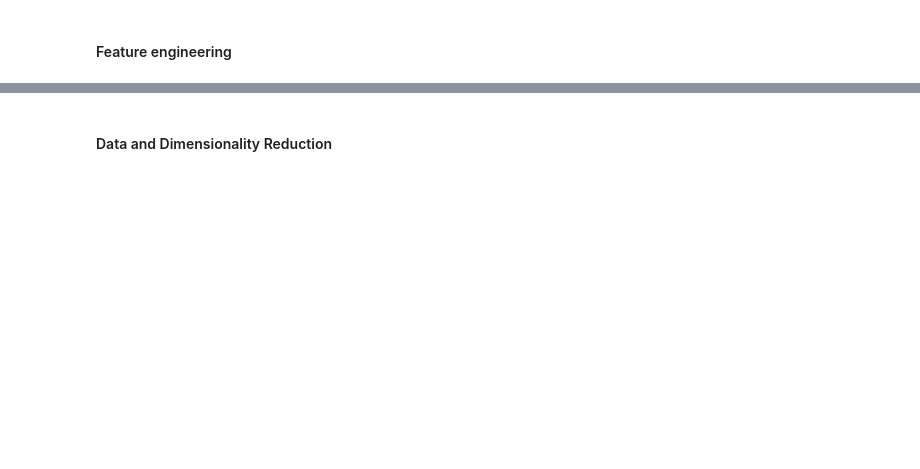
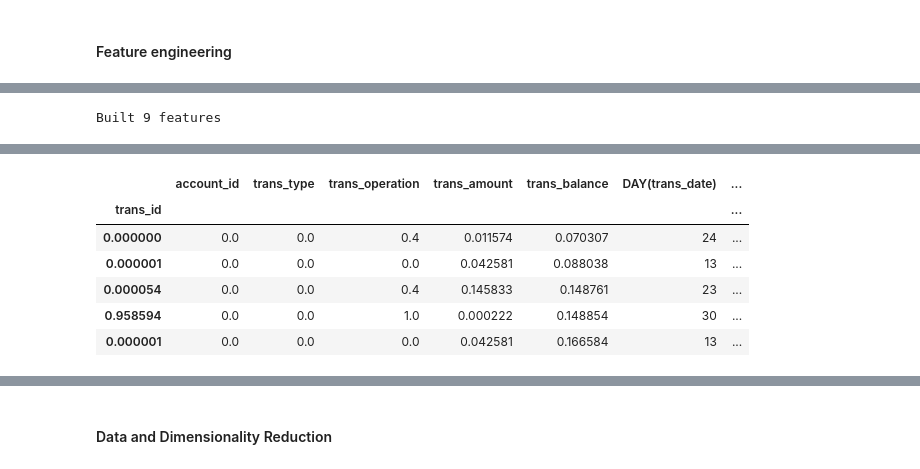
Before and after one commit to BernardoFerreira00/AC-Project, a Jupyter notebook: Notebooks/crisp_dm_sprint_3_4/data_preparation_trans_loan.ipynb, the cells around one changed output, grey strips where cells are left out. Saved outputs shown, nothing was run; the diff lists cells and outputs as text; code cells hidden in the pictures; blank space fills up the shorter version.

```diff
--- a/Notebooks/crisp_dm_sprint_3_4/data_preparation_trans_loan.ipynb
+++ b/Notebooks/crisp_dm_sprint_3_4/data_preparation_trans_loan.ipynb
@@ -7,7 +7,9 @@ import matplotlib.pyplot as plt
 import seaborn as sns
 from datetime import datetime
 from sklearn import preprocessing
-
+from IPython.core.interactiveshell import InteractiveShell
+pd.set_option('display.max_columns',None)
+%matplotlib inline
 
 trans_df = pd.read_csv("data/trans_dev.csv",sep=";", low_memory=False)
 loan_df = pd.read_csv('data/loan_dev.csv', sep=';')
@@ -145,0 +315,21 @@ What we have done:
+# %%
+# trans_df_mms
+
+entitySet_t_df_mms = ft.EntitySet(id ="trans_df_mms")
+entitySet_t_df_mms
+entitySet_t_df_mms = entitySet_t_df_mms.add_dataframe( dataframe= trans_df_mms ,dataframe_name= "trans_df_mms" , index= "trans_id",
+                        time_index = 'trans_date')
+
+# # Here we will only use on transaction dataframe
+# #Create cutoff time to use DFS
+
+# #Check also max_depth , verbose and n_jobs
+ft_trans_df_mms_matrix , features_trans_df_mms_defs = ft.dfs( entityset = entitySet_t_df_mms, target_dataframe_name= trans_df_mms.ww.name,
+
+                                           max_depth = 1, verbose = 1, n_jobs = 1)
+
+ft_trans_df_mms_matrix.sort_values(by=["account_id","YEAR(trans_date)","MONTH(trans_date)","DAY(trans_date)"] ,inplace=True, ascending=True)
+
+ft_trans_df_mms_matrix.head(5)
+# %% [output]
+Built 9 features
@@ -145,0 +337,7 @@ What we have done:
+|  | account_id | trans_type | trans_operation | trans_amount | trans_balance | DAY(trans_date) | ... |
+| trans_id |  |  |  |  |  |  | ... |
+| 0.000000 | 0.0 | 0.0 | 0.4 | 0.011574 | 0.070307 | 24 | ... |
+| 0.000001 | 0.0 | 0.0 | 0.0 | 0.042581 | 0.088038 | 13 | ... |
+| 0.000054 | 0.0 | 0.0 | 0.4 | 0.145833 | 0.148761 | 23 | ... |
+| 0.958594 | 0.0 | 0.0 | 1.0 | 0.000222 | 0.148854 | 30 | ... |
+| 0.000001 | 0.0 | 0.0 | 0.0 | 0.042581 | 0.166584 | 13 | ... |
```
Also changed, not shown: parts of 39 cells of this notebook, 7 other files.
